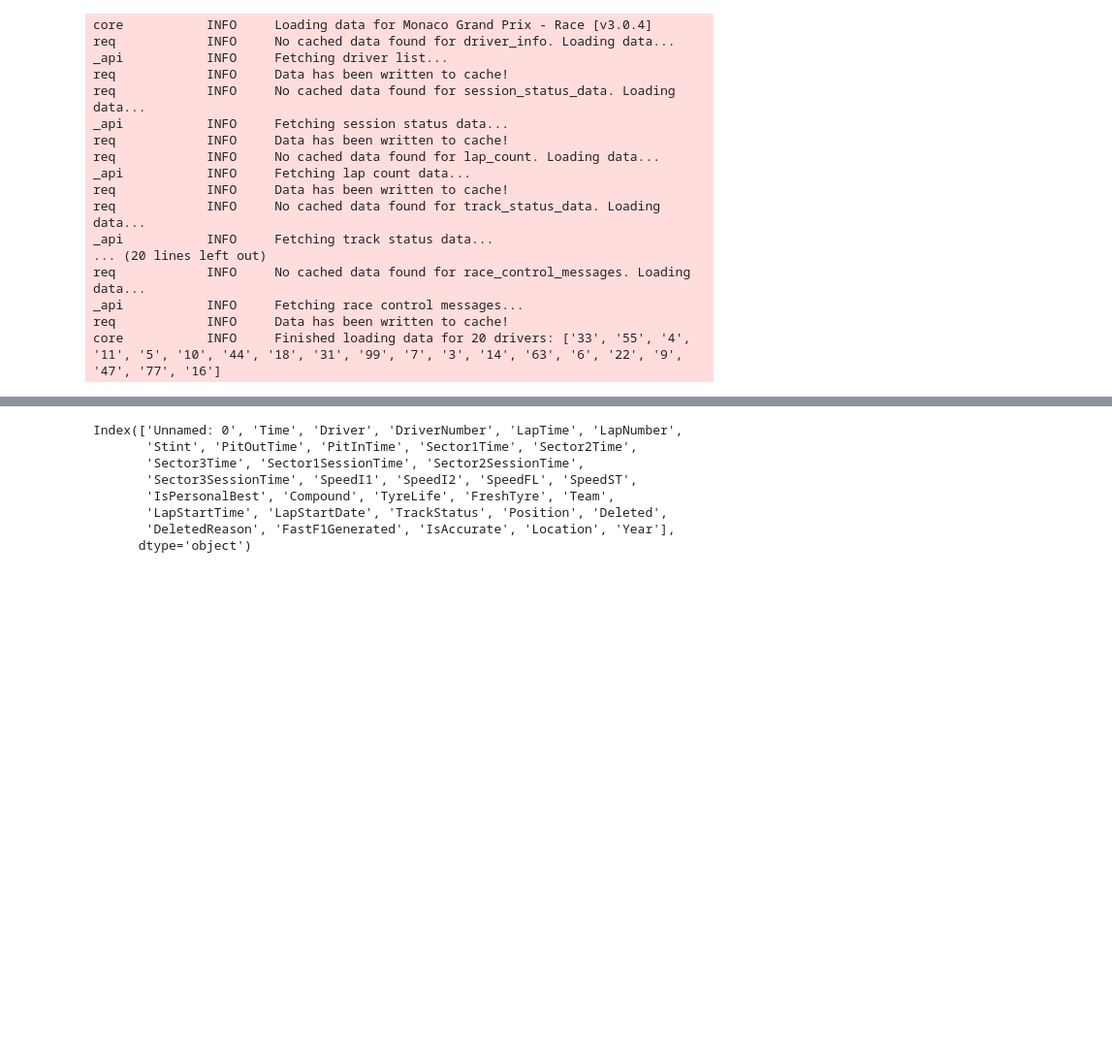
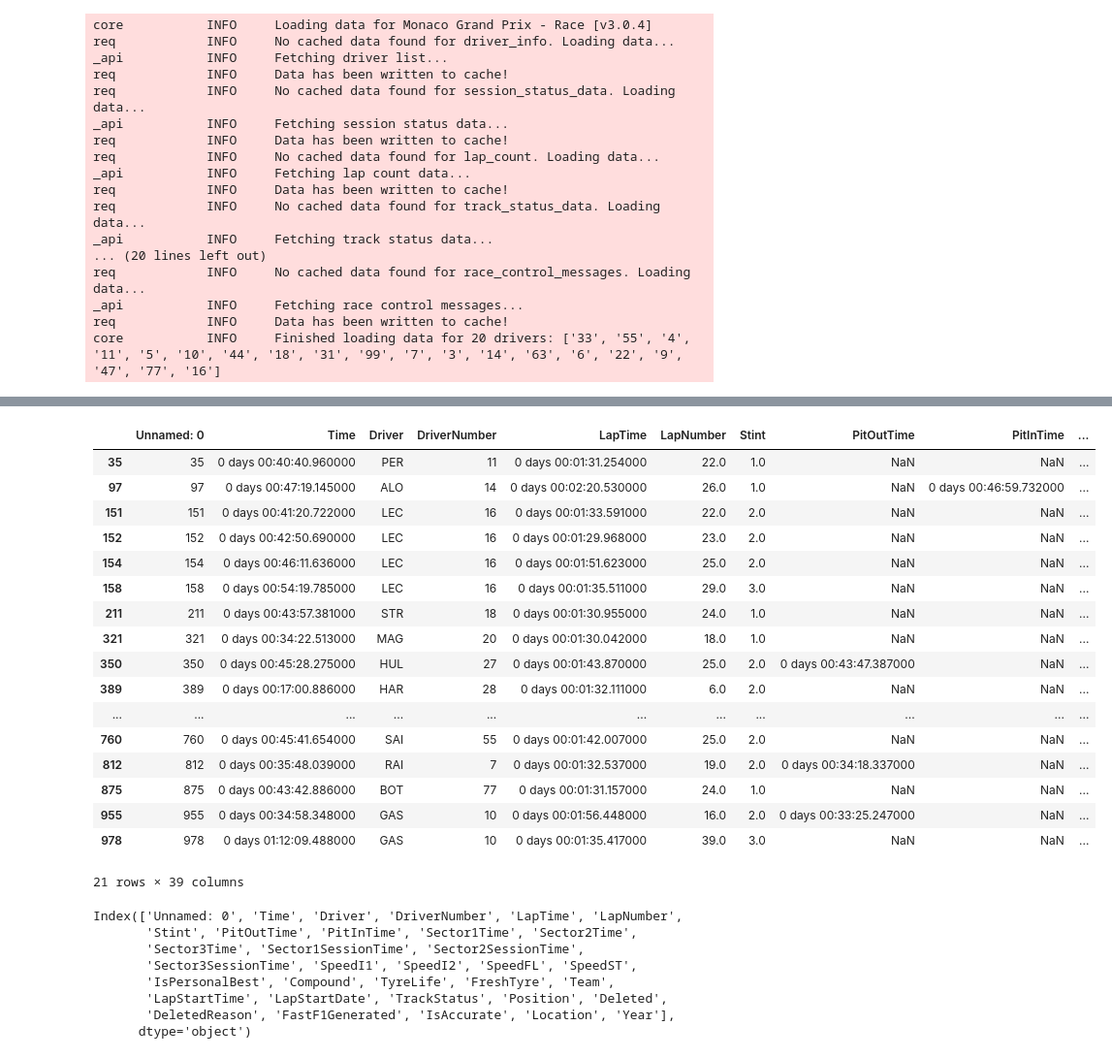
Before and after one commit to le-dav/f1-binottor, a Jupyter notebook: notebooks/exploration.ipynb, the cells around one changed output, grey strips where cells are left out. Shown at 97% size. Saved outputs shown, nothing was run; the diff lists cells and outputs as text; code cells hidden in the pictures; blank space fills up the shorter version.

Commit message:
Adding check_competitors and is_pitting_feature

```diff
--- a/notebooks/exploration.ipynb
+++ b/notebooks/exploration.ipynb
@@ -53,0 +79,3 @@ big_laps[['Compound','Year',"LapNumber"]][big_laps['Compound'].isna() & big_laps
+# %%
+big_laps['pitting_this_lap'] = np.where(big_laps['PitInTime'].notna(), True, False)
+big_laps
@@ -53,0 +96,36 @@ big_laps[['Compound','Year',"LapNumber"]][big_laps['Compound'].isna() & big_laps
+# %%
+
+close_timedelta = timedelta(seconds=1,milliseconds=500)
+big_laps['close_ahead']=False
+big_laps['close_behind']=False
+big_laps['is_pitting_ahead']=False
+big_laps['is_pitting_behind']=False
+
+column_dict = { column: index+1 for index, column in enumerate(big_laps.columns)}
+
+for lap in big_laps[:1000].itertuples():
+    position = lap[column_dict['Position']]
+    track = lap[column_dict['Location']]
+    year = lap[column_dict['Year']]
+    lapnum = lap[column_dict['LapNumber']]
+    curr_time = pd.to_timedelta(lap[column_dict['Time']])
+    position_ahead = position-1
+    position_behind = position+1
+    if position_ahead >= 1:
+        ahead = big_laps.loc[(big_laps['Position']==position_ahead) & (big_laps['Location']==track) & (big_laps['Year']==year) & (big_laps['LapNumber']==lapnum)]
+        print(ahead)
+        ahead_pit = ahead.iloc[0]['pitting_this_lap']
+        ahead_time = pd.to_timedelta(ahead.iloc[0]['Time'])
+        delta_ahead = curr_time-ahead_time
+        if delta_ahead>=close_timedelta:
+            big_laps.loc[lap[0],"close_ahead"]=True
+        big_laps.loc[lap[0],"is_pitting_ahead"]=ahead_pit
+    if position_behind <=20:
+        behind = big_laps.loc[(big_laps['Position']==position_behind) & (big_laps['Location']==track) & (big_laps['Year']==year) & (big_laps['LapNumber']==lapnum)]
+        if len(behind)>0:
+            behind_pit = behind.iloc[0]['pitting_this_lap']
+            behind_time = pd.to_timedelta(behind.iloc[0]['Time'])
+            delta_behind = behind_time-curr_time
+            if delta_behind>=close_timedelta:
+                big_laps.loc[lap[0],"close_behind"]=True
+            big_laps.loc[lap[0],"is_pitting_behind"]=behind_pit
@@ -54,3 +150,24 @@ big_laps[['Compound','Year',"LapNumber"]][big_laps['Compound'].isna() & big_laps
+# %%
+big_laps[big_laps['is_pitting_ahead']==True]
+# %% [output]
+|  | Unnamed: 0 | Time | Driver | DriverNumber | LapTime | LapNumber | Stint | PitOutTime | PitInTime | ... |
+| 35 | 35 | 0 days 00:40:40.960000 | PER | 11 | 0 days 00:01:31.254000 | 22.0 | 1.0 | NaN | NaN | ... |
+| 97 | 97 | 0 days 00:47:19.145000 | ALO | 14 | 0 days 00:02:20.530000 | 26.0 | 1.0 | NaN | 0 days 00:46:59.732000 | ... |
+| 151 | 151 | 0 days 00:41:20.722000 | LEC | 16 | 0 days 00:01:33.591000 | 22.0 | 2.0 | NaN | NaN | ... |
+| 152 | 152 | 0 days 00:42:50.690000 | LEC | 16 | 0 days 00:01:29.968000 | 23.0 | 2.0 | NaN | NaN | ... |
+| 154 | 154 | 0 days 00:46:11.636000 | LEC | 16 | 0 days 00:01:51.623000 | 25.0 | 2.0 | NaN | NaN | ... |
+| 158 | 158 | 0 days 00:54:19.785000 | LEC | 16 | 0 days 00:01:35.511000 | 29.0 | 3.0 | NaN | NaN | ... |
+| 211 | 211 | 0 days 00:43:57.381000 | STR | 18 | 0 days 00:01:30.955000 | 24.0 | 1.0 | NaN | NaN | ... |
+| 321 | 321 | 0 days 00:34:22.513000 | MAG | 20 | 0 days 00:01:30.042000 | 18.0 | 1.0 | NaN | NaN | ... |
+| 350 | 350 | 0 days 00:45:28.275000 | HUL | 27 | 0 days 00:01:43.870000 | 25.0 | 2.0 | 0 days 00:43:47.387000 | NaN | ... |
+| 389 | 389 | 0 days 00:17:00.886000 | HAR | 28 | 0 days 00:01:32.111000 | 6.0 | 2.0 | NaN | NaN | ... |
+| ... | ... | ... | ... | ... | ... | ... | ... | ... | ... | ... |
+| 760 | 760 | 0 days 00:45:41.654000 | SAI | 55 | 0 days 00:01:42.007000 | 25.0 | 2.0 | NaN | NaN | ... |
+| 812 | 812 | 0 days 00:35:48.039000 | RAI | 7 | 0 days 00:01:32.537000 | 19.0 | 2.0 | 0 days 00:34:18.337000 | NaN | ... |
+| 875 | 875 | 0 days 00:43:42.886000 | BOT | 77 | 0 days 00:01:31.157000 | 24.0 | 1.0 | NaN | NaN | ... |
+| 955 | 955 | 0 days 00:34:58.348000 | GAS | 10 | 0 days 00:01:56.448000 | 16.0 | 2.0 | 0 days 00:33:25.247000 | NaN | ... |
+| 978 | 978 | 0 days 01:12:09.488000 | GAS | 10 | 0 days 00:01:35.417000 | 39.0 | 3.0 | NaN | NaN | ... |
+21 rows × 39 columns
 # %%
 start_2023 = big_laps[(big_laps['LapNumber']==1) & (big_laps['Year']==2018)]
 start_before = big_laps[(big_laps['LapNumber']==2) & (big_laps['Year']<2023)]
```
Also changed, not shown: parts of 6 cells of this notebook, 1 other file.
